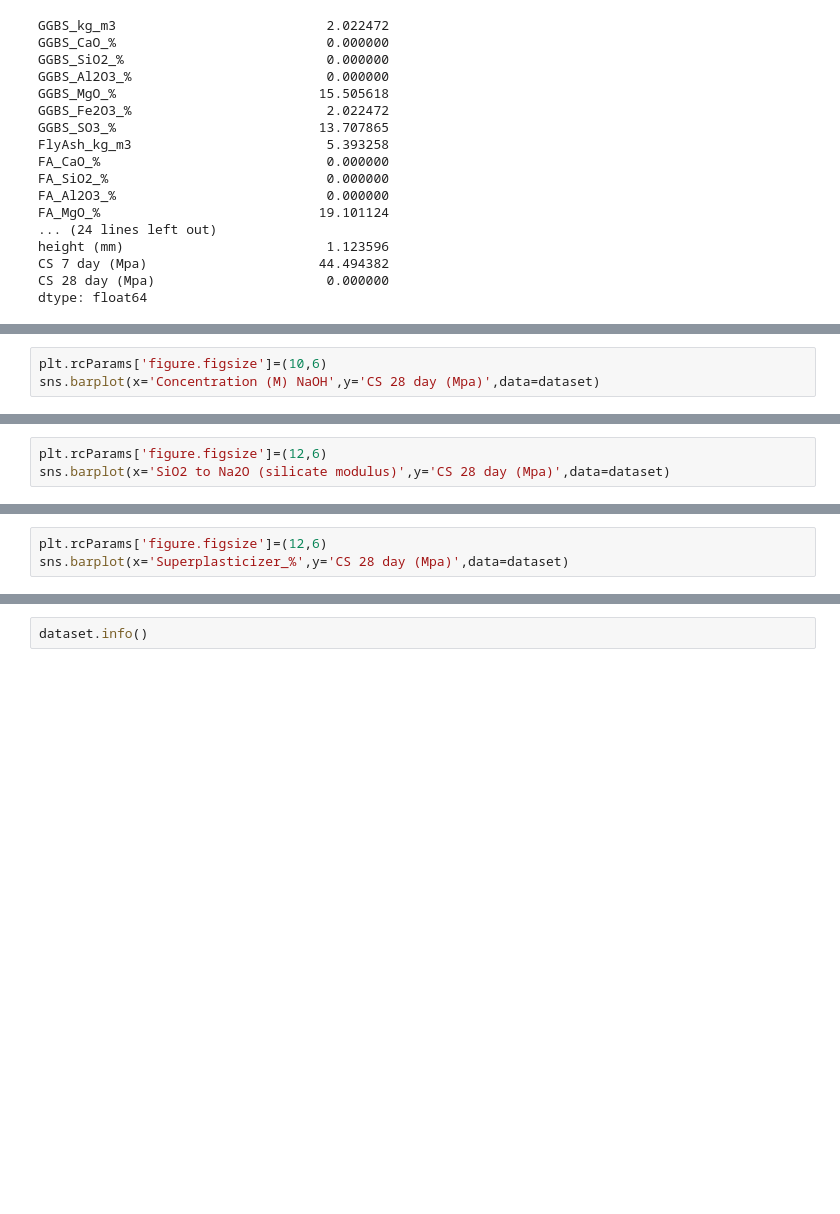
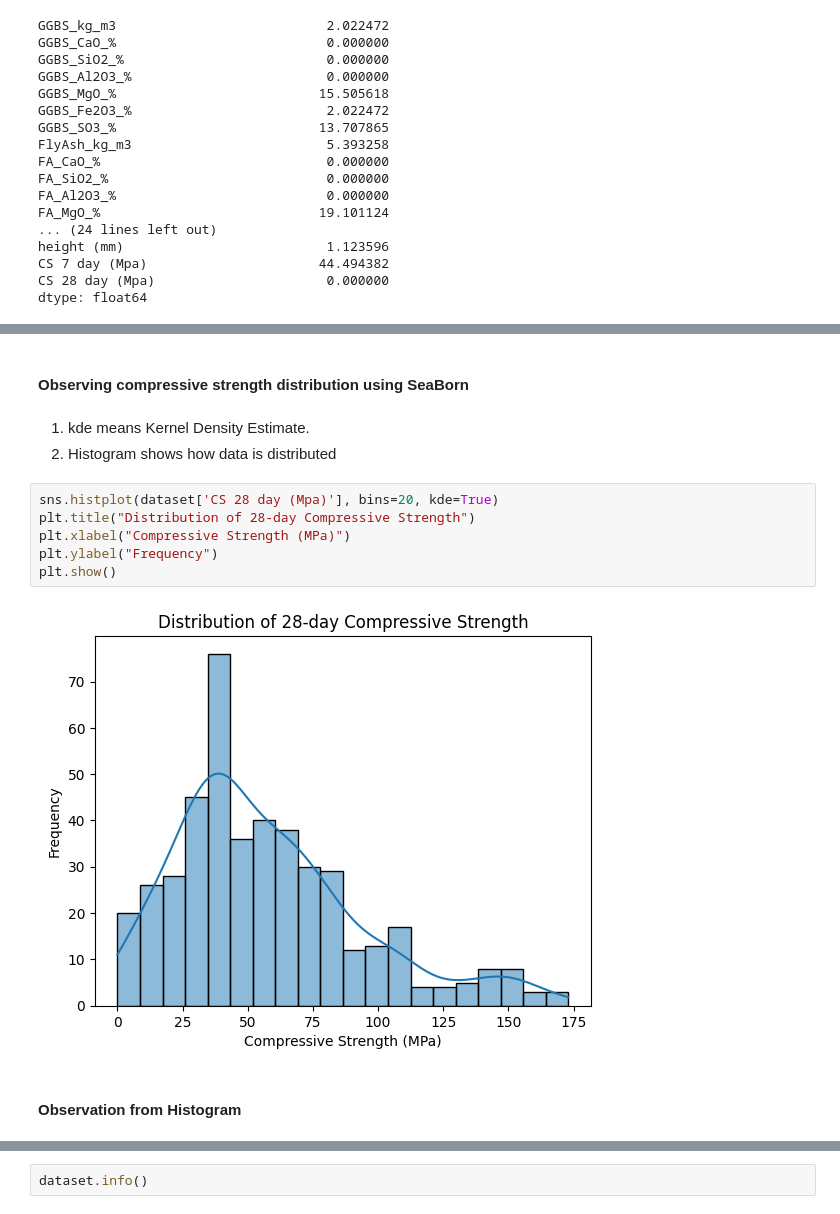
Before and after one commit to Prayash1432/Capstone-Final, a Jupyter notebook: Code.ipynb, the cells around one changed output, grey strips where cells are left out. Saved outputs shown, nothing was run; the diff lists cells and outputs as text; blank space fills up the shorter version.

```diff
--- a/Code.ipynb
+++ b/Code.ipynb
@@ -92,3 +117,0 @@ dtype: float64
-# %%
-plt.rcParams['figure.figsize']=(10,6)
-sns.barplot(x='Concentration (M) NaOH',y='CS 28 day (Mpa)',data=dataset)
@@ -98,3 +117,0 @@ sns.barplot(x='Concentration (M) NaOH',y='CS 28 day (Mpa)',data=dataset)
-# %%
-plt.rcParams['figure.figsize']=(12,6)
-sns.barplot(x='SiO2 to Na2O (silicate modulus)',y='CS 28 day (Mpa)',data=dataset)
@@ -104,3 +117,0 @@ sns.barplot(x='SiO2 to Na2O (silicate modulus)',y='CS 28 day (Mpa)',data=dataset
-# %%
-plt.rcParams['figure.figsize']=(12,6)
-sns.barplot(x='Superplasticizer_%',y='CS 28 day (Mpa)',data=dataset)
@@ -206,0 +118,15 @@ dataset.sample(5)
+# %% [markdown]
+#### Observing compressive strength distribution using SeaBorn
+# %% [markdown]
+1) kde means Kernel Density Estimate.
+2) Histogram shows how data is distributed
+# %%
+sns.histplot(dataset['CS 28 day (Mpa)'], bins=20, kde=True)
+plt.title("Distribution of 28-day Compressive Strength")
+plt.xlabel("Compressive Strength (MPa)")
+plt.ylabel("Frequency")
+plt.show()
+# %% [output]
+[figure, added]
+# %% [markdown]
+#### Observation from Histogram
```
Also changed, not shown: parts of 135 cells of this notebook.
